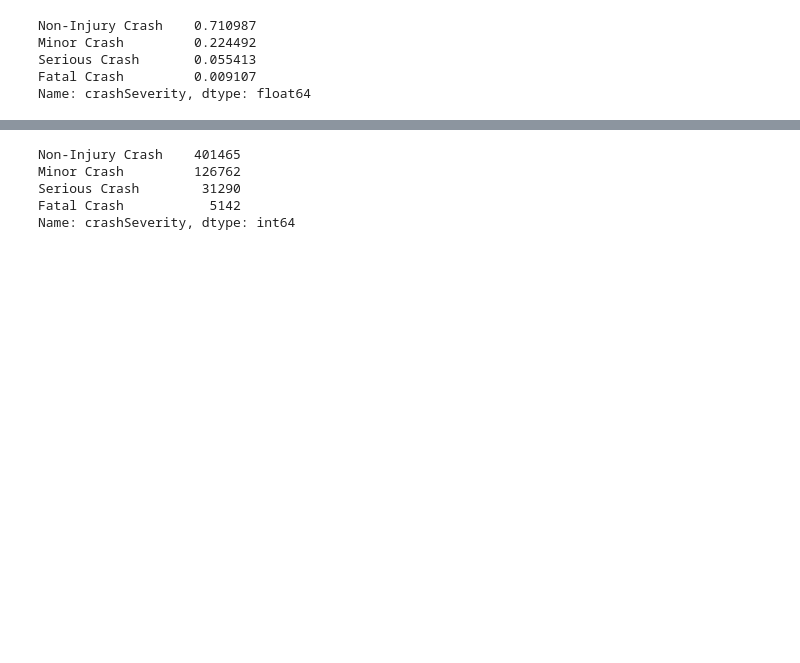
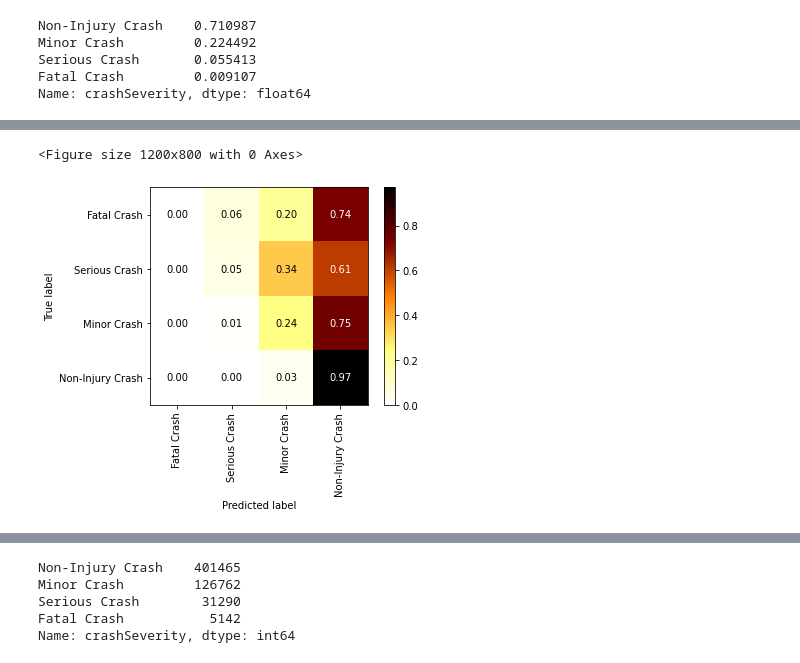
Before and after one commit to AaronReichert/build-week-2, a Jupyter notebook: crash.ipynb, the cells around one changed output, grey strips where cells are left out. Drawn from its saved outputs; the diff is of its cells as text; code cells hidden in the pictures; blank space fills up the shorter version.

```diff
--- a/crash.ipynb
+++ b/crash.ipynb
@@ -297,3 +251,14 @@ Wall time: 5min 1s
+# %%
+fig1 = plt.figure(dpi=200)
+plot_confusion_matrix(pipeline, X_test, y_test,
+                      labels=['Fatal Crash','Serious Crash','Minor Crash','Non-Injury Crash'],
+                      xticks_rotation='vertical',
+                      normalize='true',
+                      values_format='.2f',
+                      cmap='afmhot_r');
+# %% [output]
+<Figure size 1200x800 with 0 Axes>
+[figure, added]
 # %%
 %%time
 pipeline = make_pipeline(
```
Also changed, not shown: parts of 33 cells of this notebook.
